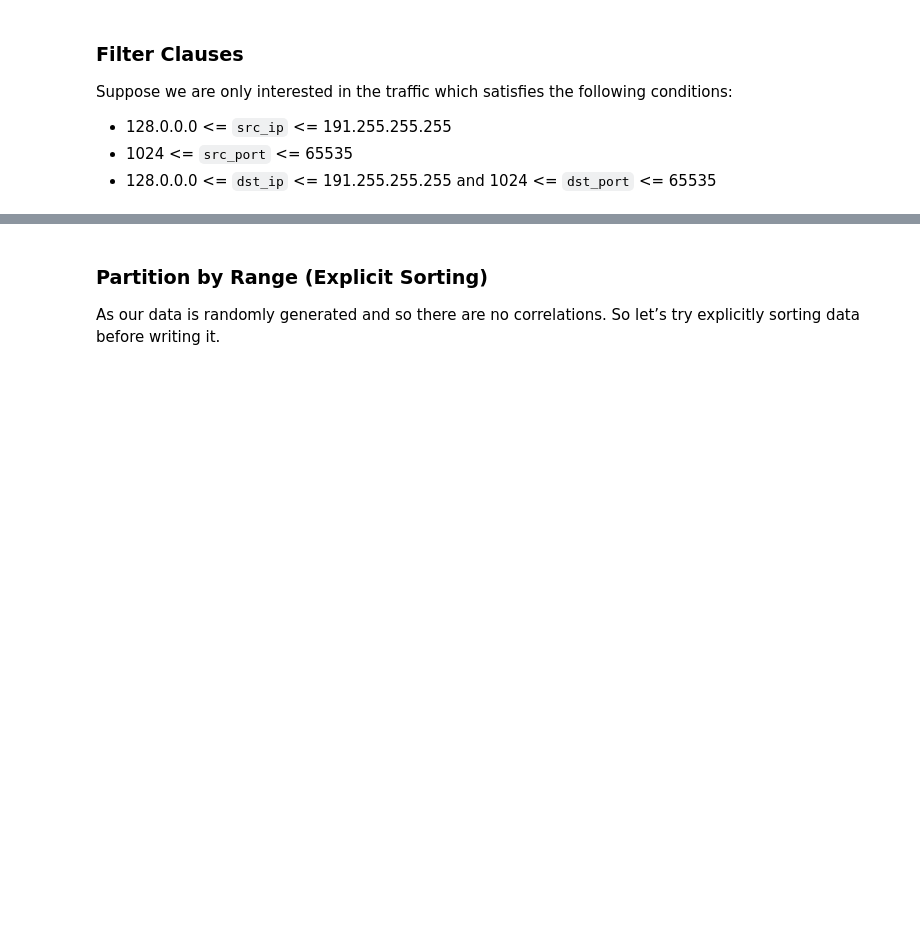
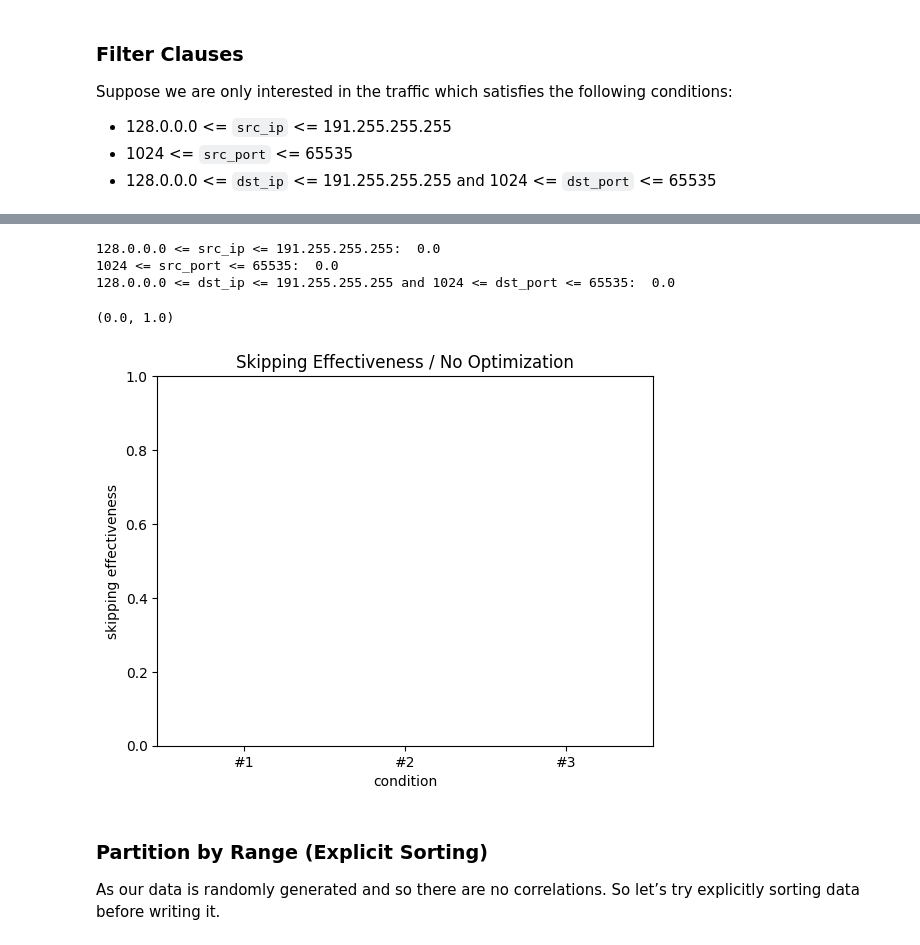
Before and after one commit to kotosiro/sharing-examples, a Jupyter notebook: delta-sharing-data-skipping/notebooks/01_Load_Delta_Table_with_Data_Skipping.ipynb, the cells around one changed output, grey strips where cells are left out. Cells and saved outputs as stored; diff of their text form; code cells hidden in the pictures; blank space fills up the shorter version.

```diff
--- a/delta-sharing-data-skipping/notebooks/01_Load_Delta_Table_with_Data_Skipping.ipynb
+++ b/delta-sharing-data-skipping/notebooks/01_Load_Delta_Table_with_Data_Skipping.ipynb
@@ -117,3 +81,55 @@ print('128.0.0.0 <= dst_ip <= 191.255.255.255 and 1024 <= dst_port <= 65535: ',
+# %%
+from deltalake import DeltaTable
+import pyarrow.dataset as ds
+import pandas as pd
+import json
+
+
+def overlap(a, b):
+    return a[0] <= b[0] <= a[1] or b[0] <= a[0] <= b[1]
+
+dt = DeltaTable('../../data/security-table')
+
+lhs = dt.get_add_actions().to_pandas()[['min']].values.tolist()
+lhs = [x for r in lhs for x in r]
+lhs = pd.DataFrame.from_dict(lhs)
+
+rhs = dt.get_add_actions().to_pandas()[['max']].values.tolist()
+rhs = [x for r in rhs for x in r]
+rhs = pd.DataFrame.from_dict(rhs)
+
+clause_1, clause_2, clause_3 = 0, 0, 0
+for (_, min), (_, max) in zip(lhs.iterrows(), rhs.iterrows()):
+    if overlap(('128.0.0.0', '191.255.255.255'), (min['src_ip'], max['src_ip'])):
+        clause_1 += 1
+    if overlap((1024, 65535), (min['src_port'], max['src_port'])):
+        clause_2 += 1
+    if overlap(('128.0.0.0', '191.255.255.255'), (min['dst_ip'], max['dst_ip'])) and \
+    overlap((1024, 65535), (min['dst_port'], max['dst_port'])):
+        clause_3 += 1
+print('128.0.0.0 <= src_ip <= 191.255.255.255: ', 1 - clause_1 / 10)
+print('1024 <= src_port <= 65535: ', 1 - clause_2 / 10)
+print('128.0.0.0 <= dst_ip <= 191.255.255.255 and 1024 <= dst_port <= 65535: ', 1 - clause_3 / 10)
+# %% [output]
+128.0.0.0 <= src_ip <= 191.255.255.255:  0.0
+1024 <= src_port <= 65535:  0.0
+128.0.0.0 <= dst_ip <= 191.255.255.255 and 1024 <= dst_port <= 65535:  0.0
+# %%
+import matplotlib.pyplot as plt
+import numpy as np
+
+left = np.array([1, 2, 3])
+height = np.array([0.0, 0.0, 0.0])
+label = ['#1', '#2', '#3']
+
+plt.bar(left, height, tick_label=label, align='center')
+plt.title('Skipping Effectiveness / No Optimization')
+plt.xlabel('condition')
+plt.ylabel('skipping effectiveness')
+plt.ylim([0.0, 1.0])
+# %% [output]
+(0.0, 1.0)
+[figure, added]
 # %% [markdown]
 ### Partition by Range (Explicit Sorting)
 
```
Also changed, not shown: parts of 16 cells of this notebook, 3 other files.
